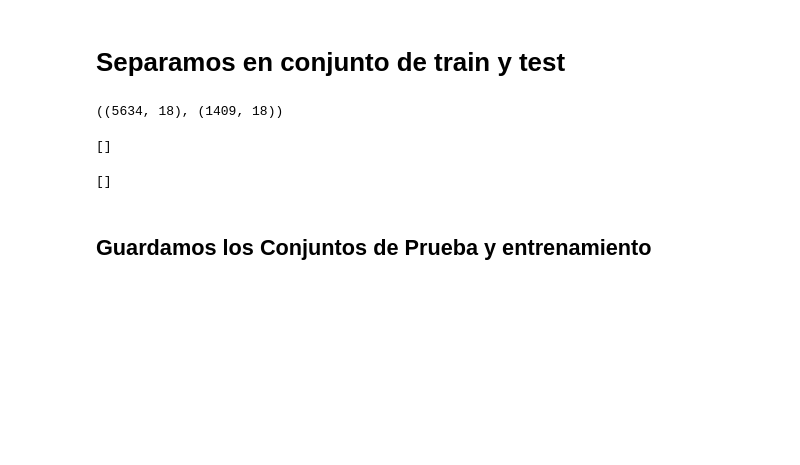
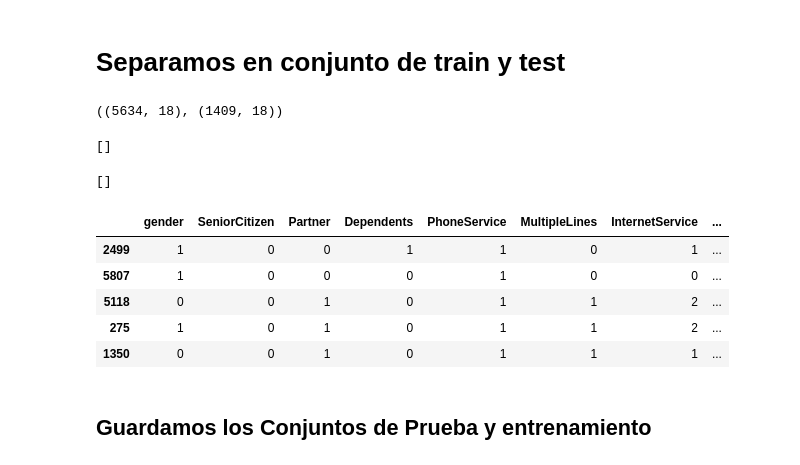
Before and after one commit to proserix/proyecto-telco-main, a Jupyter notebook: Notebooks/02_Telco_Feature_engineering.ipynb, the cells around one changed output. Cells and saved outputs as stored; diff of their text form; code cells hidden in the pictures; blank space fills up the shorter version.

```diff
--- a/Notebooks/02_Telco_Feature_engineering.ipynb
+++ b/Notebooks/02_Telco_Feature_engineering.ipynb
@@ -25,7 +25,7 @@ import joblib
 pd.pandas.set_option('display.max_columns', None)
 # %%
 # carga del dataset
-data = pd.read_csv('../Telco-Customer-Churn.csv')
+data = pd.read_csv('../data/Telco-Customer-Churn.csv')
 
 # vemos la cantidad de filas y columnas
 print(data.shape)
@@ -391,7 +391,7 @@ for var in var_a_discretizar:
 # %% [markdown]
 # Borramos variables sin uso
 # %%
-lista_variables_borrar=['customerID', # id de usuario
+lista_variables_borrar=[#'customerID', # id de usuario
                         'tenure', # Variable discretizada
                         'MonthlyCharges', # Variable a discretizar
                         'TotalCharges', # Variable a discretizar
@@ -507,7 +502,7 @@ target=data["Churn"]
 
 
 X_train, X_test, y_train, y_test = train_test_split(
-    data.drop('Churn', axis=1), # variables predictivas
+    data.drop(['customerID','Churn'], axis=1), # variables predictivas
     target, # target
     test_size=0.2, # porción del conjunto de datos para asignar al conjunto de prueba
     random_state=0, # estamos poniendo la semilla aquí
@@ -527,6 +522,15 @@ X_train.shape, X_test.shape
 [var for var in X_test.columns if X_test[var].isnull().sum() > 0]
 # %% [output]
 []
+# %%
+X_train.head()
+# %% [output]
+|  | gender | SeniorCitizen | Partner | Dependents | PhoneService | MultipleLines | InternetService | ... |
+| 2499 | 1 | 0 | 0 | 1 | 1 | 0 | 1 | ... |
+| 5807 | 1 | 0 | 0 | 0 | 1 | 0 | 0 | ... |
+| 5118 | 0 | 0 | 1 | 0 | 1 | 1 | 2 | ... |
+| 275 | 1 | 0 | 1 | 0 | 1 | 1 | 2 | ... |
+| 1350 | 0 | 0 | 1 | 0 | 1 | 1 | 1 | ... |
 # %% [markdown]
 ## Guardamos los Conjuntos de Prueba y entrenamiento
 # %%
```
Also changed, not shown: parts of 7 cells of this notebook, 6 other files.
